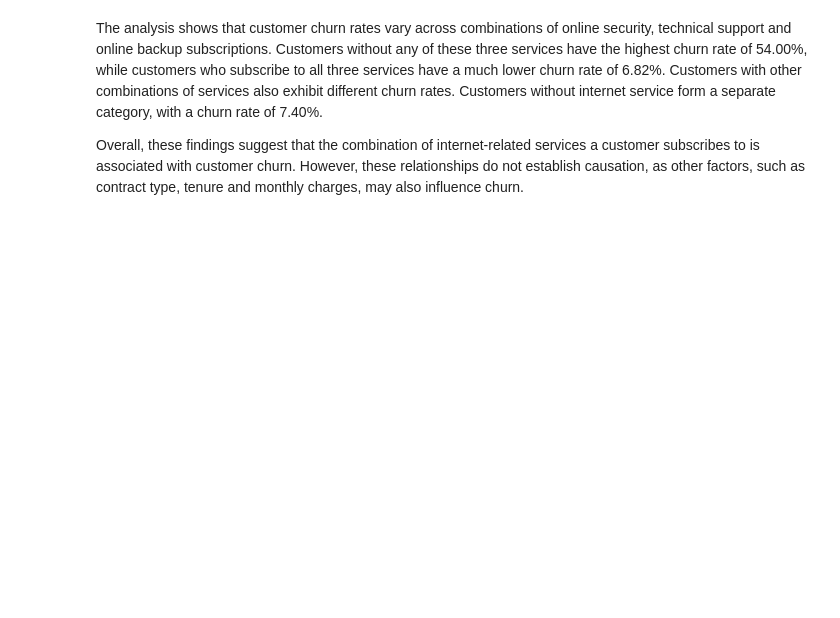
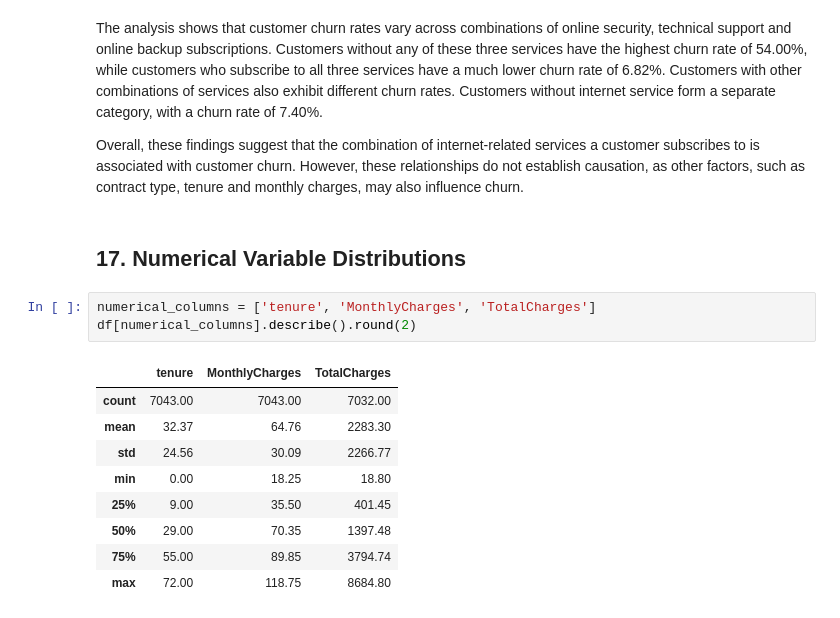
Before and after one commit to SJ174/MLCW, a Jupyter notebook: MLCW_Task_01.ipynb, the cells around one changed output. Drawn from its saved outputs; the diff is of its cells as text; blank space fills up the shorter version.

```diff
--- a/MLCW_Task_01.ipynb
+++ b/MLCW_Task_01.ipynb
@@ -712,3 +687,18 @@ plt.show()
 The analysis shows that customer churn rates vary across combinations of online security, technical support and online backup subscriptions. Customers without any of these three services have the highest churn rate of 54.00%, while customers who subscribe to all three services have a much lower churn rate of 6.82%. Customers with other combinations of services also exhibit different churn rates. Customers without internet service form a separate category, with a churn rate of 7.40%.
 
 Overall, these findings suggest that the combination of internet-related services a customer subscribes to is associated with customer churn. However, these relationships do not establish causation, as other factors, such as contract type, tenure and monthly charges, may also influence churn.
+# %% [markdown]
+## 17. Numerical Variable Distributions
+# %%
+numerical_columns = ['tenure', 'MonthlyCharges', 'TotalCharges']
+df[numerical_columns].describe().round(2)
+# %% [output]
+|  | tenure | MonthlyCharges | TotalCharges |
+| count | 7043.00 | 7043.00 | 7032.00 |
+| mean | 32.37 | 64.76 | 2283.30 |
+| std | 24.56 | 30.09 | 2266.77 |
+| min | 0.00 | 18.25 | 18.80 |
+| 25% | 9.00 | 35.50 | 401.45 |
+| 50% | 29.00 | 70.35 | 1397.48 |
+| 75% | 55.00 | 89.85 | 3794.74 |
+| max | 72.00 | 118.75 | 8684.80 |
```
Also changed, not shown: parts of 3 cells of this notebook.
